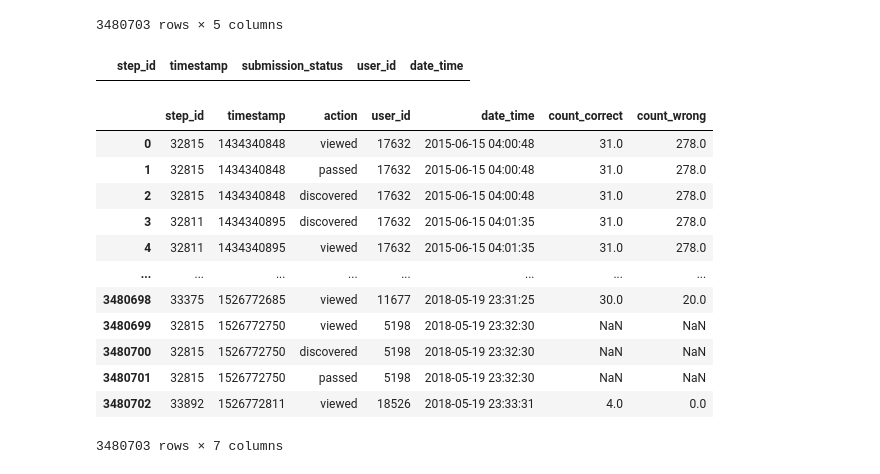
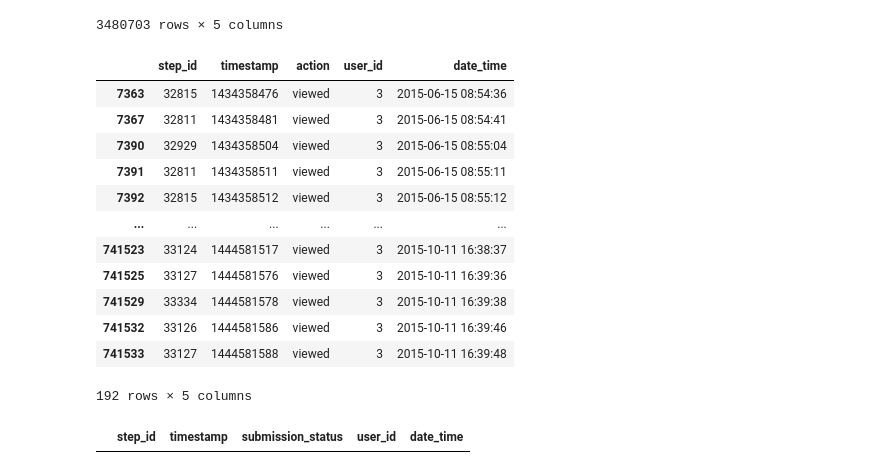
Before and after one commit to IldarAltynbaev/MLSnippetSimpleNeuroNwtwork, a Jupyter notebook: StepikRanForContest.ipynb, the cells around one changed output. Drawn from its saved outputs; the diff is of its cells as text; code cells hidden in the pictures.

```diff
--- a/StepikRanForContest.ipynb
+++ b/StepikRanForContest.ipynb
@@ -34,6 +42,22 @@ events_dataFrame
 | 3480701 | 32815 | 1526772750 | passed | 5198 | 2018-05-19 23:32:30 |
 | 3480702 | 33892 | 1526772811 | viewed | 18526 | 2018-05-19 23:33:31 |
 3480703 rows × 5 columns
+# %%
+events_dataFrame[(events_dataFrame.user_id == 3) & (events_dataFrame.action == 'viewed')]
+# %% [output]
+|  | step_id | timestamp | action | user_id | date_time |
+| 7363 | 32815 | 1434358476 | viewed | 3 | 2015-06-15 08:54:36 |
+| 7367 | 32811 | 1434358481 | viewed | 3 | 2015-06-15 08:54:41 |
+| 7390 | 32929 | 1434358504 | viewed | 3 | 2015-06-15 08:55:04 |
+| 7391 | 32811 | 1434358511 | viewed | 3 | 2015-06-15 08:55:11 |
+| 7392 | 32815 | 1434358512 | viewed | 3 | 2015-06-15 08:55:12 |
+| ... | ... | ... | ... | ... | ... |
+| 741523 | 33124 | 1444581517 | viewed | 3 | 2015-10-11 16:38:37 |
+| 741525 | 33127 | 1444581576 | viewed | 3 | 2015-10-11 16:39:36 |
+| 741529 | 33334 | 1444581578 | viewed | 3 | 2015-10-11 16:39:38 |
+| 741532 | 33126 | 1444581586 | viewed | 3 | 2015-10-11 16:39:46 |
+| 741533 | 33127 | 1444581588 | viewed | 3 | 2015-10-11 16:39:48 |
+192 rows × 5 columns
 # %%
 submission_df = pd.read_csv('/content/drive/MyDrive/DS data/submissions_data_train.csv')
 submission_df['date_time'] = pd.to_datetime(events_dataFrame['timestamp'],unit='s')
@@ -48,18 +72,3 @@ submission_count_wrong = submission_df.groupby(['user_id'])['submission_status']
 # %%
 user_data = pd.merge(events_dataFrame, submission_count_correct, how='left', on='user_id')
 user_data = pd.merge(user_data, submission_count_wrong, how='left', on='user_id')
-user_data
-# %% [output]
-|  | step_id | timestamp | action | user_id | date_time | count_correct | count_wrong |
-| 0 | 32815 | 1434340848 | viewed | 17632 | 2015-06-15 04:00:48 | 31.0 | 278.0 |
-| 1 | 32815 | 1434340848 | passed | 17632 | 2015-06-15 04:00:48 | 31.0 | 278.0 |
-| 2 | 32815 | 1434340848 | discovered | 17632 | 2015-06-15 04:00:48 | 31.0 | 278.0 |
-| 3 | 32811 | 1434340895 | discovered | 17632 | 2015-06-15 04:01:35 | 31.0 | 278.0 |
-| 4 | 32811 | 1434340895 | viewed | 17632 | 2015-06-15 04:01:35 | 31.0 | 278.0 |
-| ... | ... | ... | ... | ... | ... | ... | ... |
-| 3480698 | 33375 | 1526772685 | viewed | 11677 | 2018-05-19 23:31:25 | 30.0 | 20.0 |
-| 3480699 | 32815 | 1526772750 | viewed | 5198 | 2018-05-19 23:32:30 | NaN | NaN |
-| 3480700 | 32815 | 1526772750 | discovered | 5198 | 2018-05-19 23:32:30 | NaN | NaN |
-| 3480701 | 32815 | 1526772750 | passed | 5198 | 2018-05-19 23:32:30 | NaN | NaN |
-| 3480702 | 33892 | 1526772811 | viewed | 18526 | 2018-05-19 23:33:31 | 4.0 | 0.0 |
-3480703 rows × 7 columns
```
Also changed, not shown: parts of 6 cells of this notebook.
